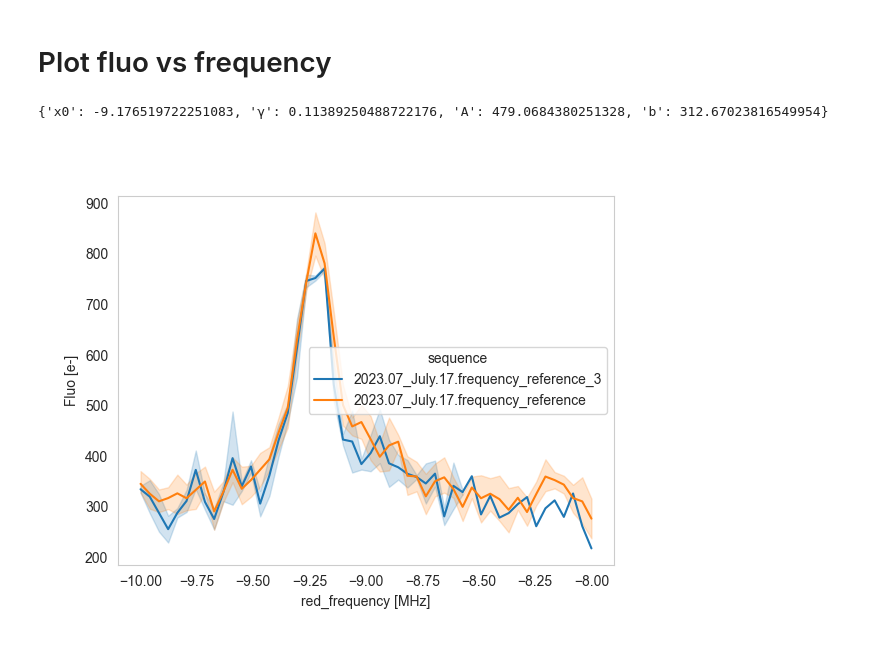
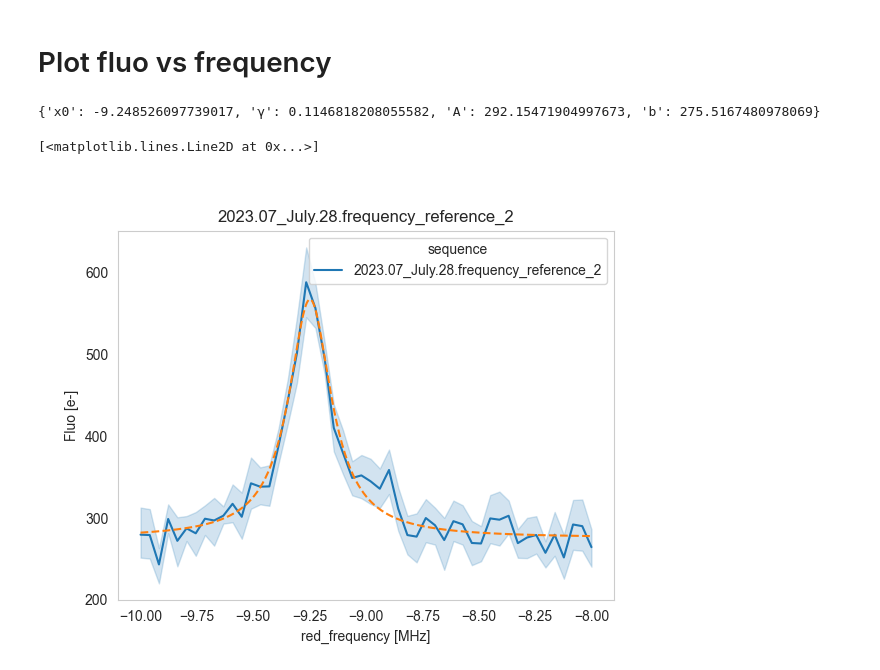
Before and after one commit to light-scattering-iogs/caqtus, a Jupyter notebook: analyza/analyza.daily/analyza/daily/mot.ipynb, the cells around one changed output. Cells and saved outputs as stored; diff of their text form; code cells hidden in the pictures.

Commit message:
Frequency reference

```diff
--- a/analyza/analyza.daily/analyza/daily/mot.ipynb
+++ b/analyza/analyza.daily/analyza/daily/mot.ipynb
@@ -18,8 +18,9 @@ from analyza.functions.lorentzian import lorentzian
 from analyza.fit import fit_to_data
 # %%
 sequences = [
-    Sequence("2023.07_July.17.frequency_reference_3"),
-    Sequence("2023.07_July.17.frequency_reference"),
+    # Sequence("2023.07_July.17.frequency_reference_3"),
+    # Sequence("2023.07_July.21.frequency_reference_4"),
+    Sequence("2023.07_July.28.frequency_reference_2"),
 
 ]
 
@@ -42,28 +43,30 @@ data["fluo"] = data["Orca Quest.picture"].apply(
 # Plot fluo vs frequency
 # %%
 fit_result = fit_to_data(
-    data, lorentzian, x="red_frequency", y="fluo", p0=[-9.1, 0.07, 260, 220]
+    data, lorentzian, x="red_frequency", y="fluo", p0=[-9.3, 0.07, 260, 220]
 )
 print(fit_result)
 # %% [output]
-{'x0': -9.176519722251083, 'γ': 0.11389250488722176, 'A': 479.0684380251328, 'b': 312.67023816549954}
+{'x0': -9.248526097739017, 'γ': 0.1146818208055582, 'A': 292.15471904997673, 'b': 275.5167480978069}
 # %%
 %matplotlib widget
 
 var = "red_frequency"
 
 hue = "sequence"
 
 plt.figure()
 sns.lineplot(data, x=var, y="fluo", hue=hue, legend="full")
 plt.grid()
 
 plt.ylabel("Fluo [e-]")
 
 units = data[f"{var}.units"][0]
 plt.xlabel(f"{var} [{unit_registry.get_symbol(str(units))}]")
+plt.title(title)
 
 x_tab = np.linspace(-10, -8, 500)
-# plt.plot(x_tab, lorentzian(x_tab, **fit_result), ls = "--")
+plt.plot(x_tab, lorentzian(x_tab, **fit_result), ls = "--")
 # %% [output]
+[<matplotlib.lines.Line2D at 0x...>]
-[figure, old version]
+[figure, new version]
```
